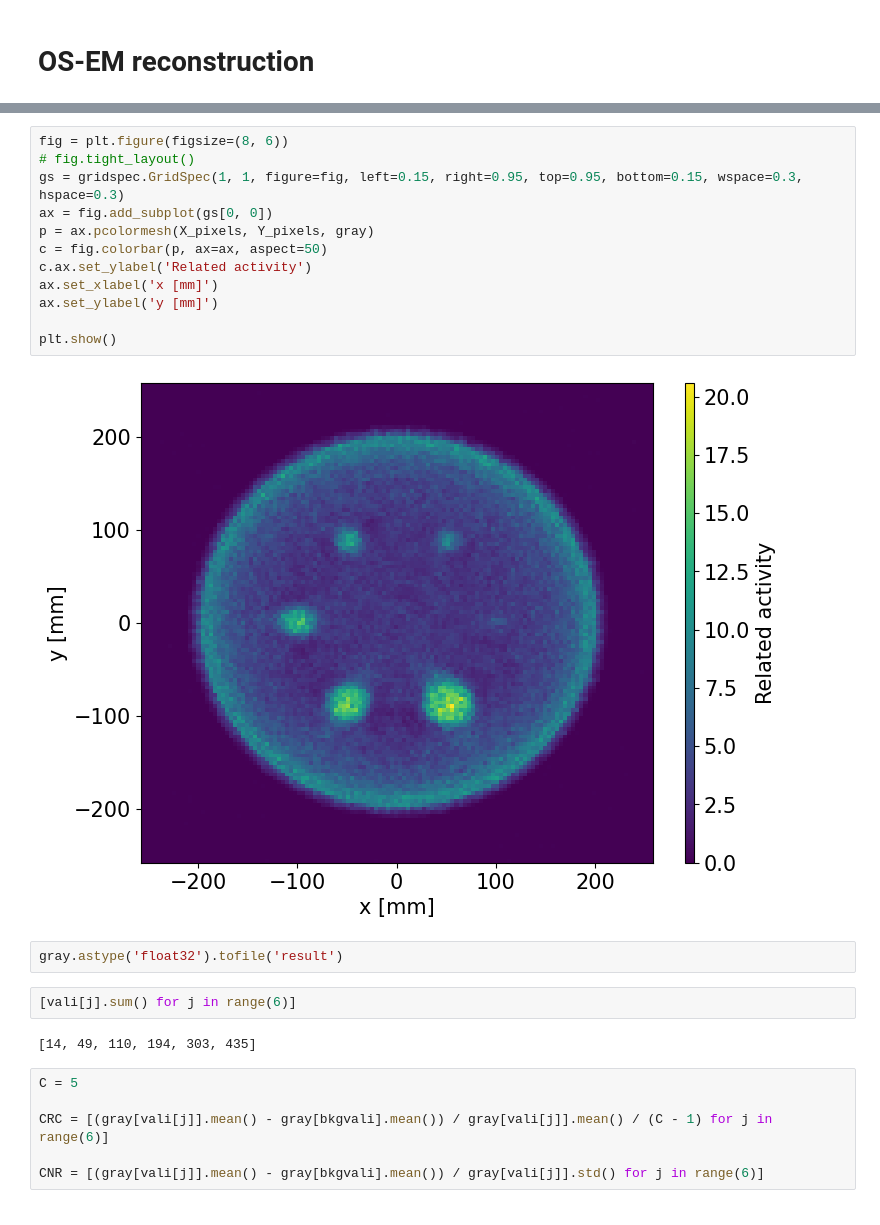
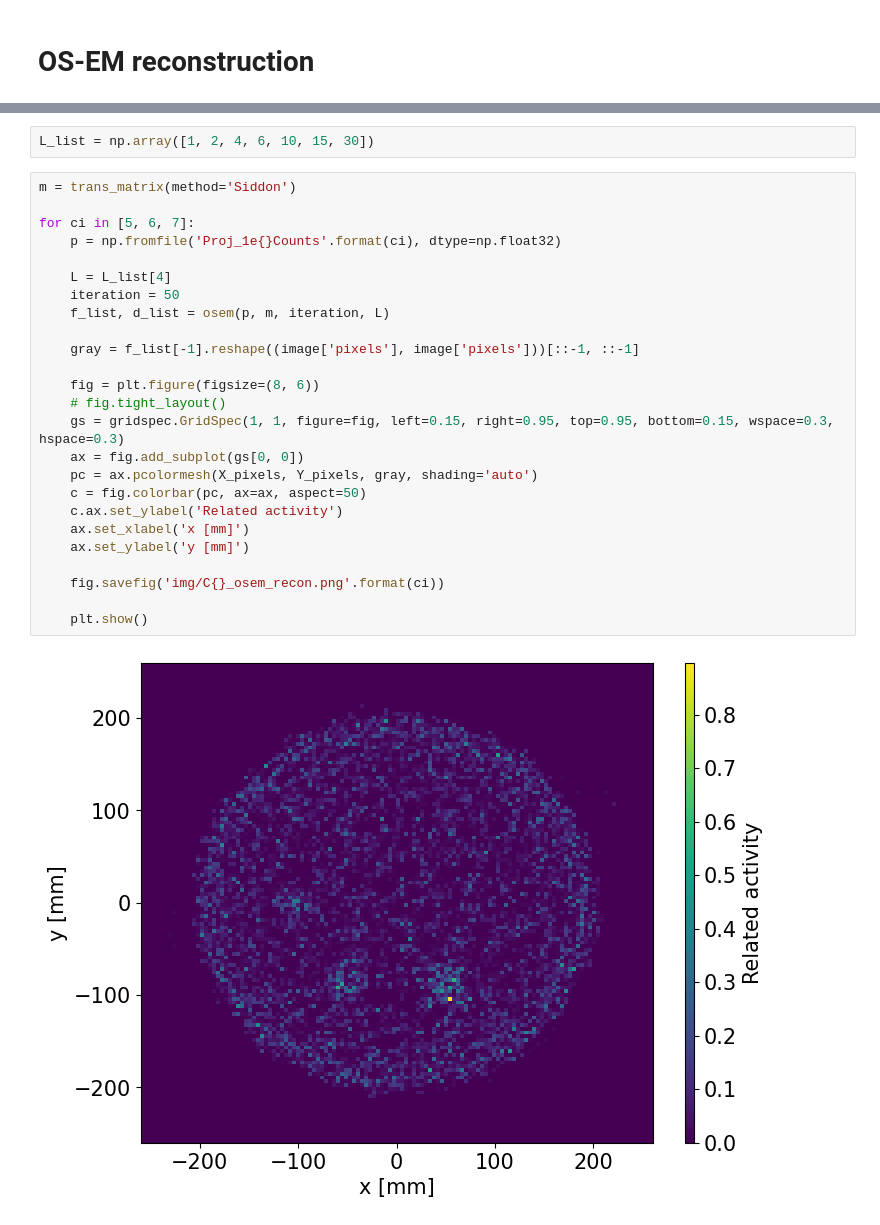
Before and after one commit to dachengx/MedPhys-recon, a Jupyter notebook: spect.ipynb, the cells around one changed output, grey strips where cells are left out. Saved outputs shown, nothing was run; the diff lists cells and outputs as text.

```diff
--- a/spect.ipynb
+++ b/spect.ipynb
@@ -308,26 +239,29 @@ plt.show()
-# %%
-fig = plt.figure(figsize=(8, 6))
-# fig.tight_layout()
-gs = gridspec.GridSpec(1, 1, figure=fig, left=0.15, right=0.95, top=0.95, bottom=0.15, wspace=0.3, hspace=0.3)
-ax = fig.add_subplot(gs[0, 0])
-p = ax.pcolormesh(X_pixels, Y_pixels, gray)
-c = fig.colorbar(p, ax=ax, aspect=50)
-c.ax.set_ylabel('Related activity')
-ax.set_xlabel('x [mm]')
-ax.set_ylabel('y [mm]')
-
-plt.show()
-# %% [output]
-[figure, removed]
-# %%
-gray.astype('float32').tofile('result')
-# %%
-[vali[j].sum() for j in range(6)]
-# %% [output]
-[14, 49, 110, 194, 303, 435]
-# %%
-C = 5
-
-CRC = [(gray[vali[j]].mean() - gray[bkgvali].mean()) / gray[vali[j]].mean() / (C - 1) for j in range(6)]
-
-CNR = [(gray[vali[j]].mean() - gray[bkgvali].mean()) / gray[vali[j]].std() for j in range(6)]
+# %%
+L_list = np.array([1, 2, 4, 6, 10, 15, 30])
+# %%
+m = trans_matrix(method='Siddon')
+
+for ci in [5, 6, 7]:
+    p = np.fromfile('Proj_1e{}Counts'.format(ci), dtype=np.float32)
+
+    L = L_list[4]
+    iteration = 50
+    f_list, d_list = osem(p, m, iteration, L)
+
+    gray = f_list[-1].reshape((image['pixels'], image['pixels']))[::-1, ::-1]
+
+    fig = plt.figure(figsize=(8, 6))
+    # fig.tight_layout()
+    gs = gridspec.GridSpec(1, 1, figure=fig, left=0.15, right=0.95, top=0.95, bottom=0.15, wspace=0.3, hspace=0.3)
+    ax = fig.add_subplot(gs[0, 0])
+    pc = ax.pcolormesh(X_pixels, Y_pixels, gray, shading='auto')
+    c = fig.colorbar(pc, ax=ax, aspect=50)
+    c.ax.set_ylabel('Related activity')
+    ax.set_xlabel('x [mm]')
+    ax.set_ylabel('y [mm]')
+
+    fig.savefig('img/C{}_osem_recon.png'.format(ci))
+
+    plt.show()
+# %% [output]
+[figure, added]
```
Also changed, not shown: parts of 30 cells of this notebook, 2 other files.
